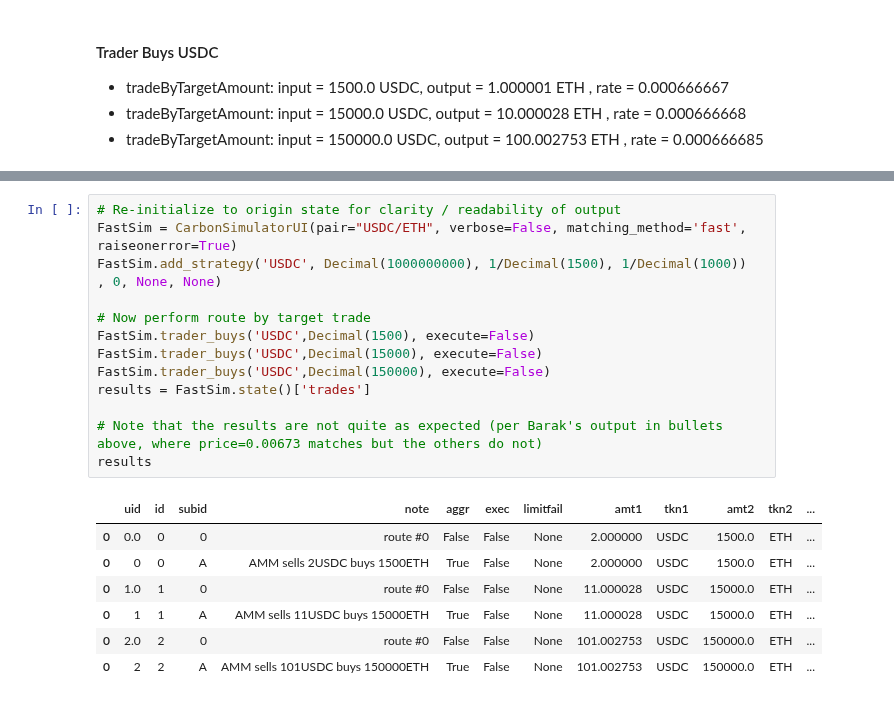
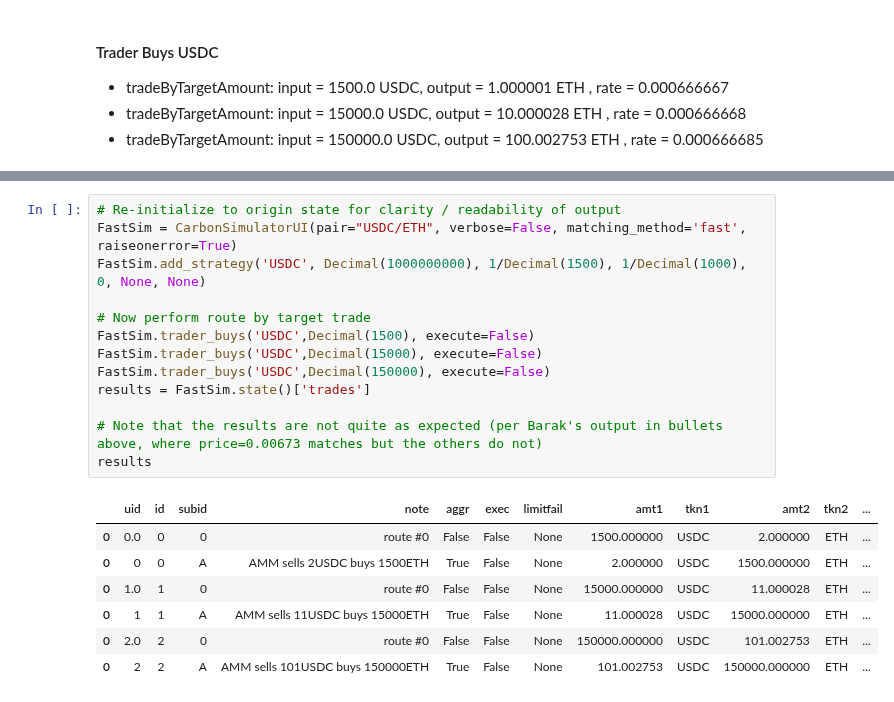
Before and after one commit to bancorprotocol/carbon-simulator, a Jupyter notebook: CarbonSim-Demo-5-3.ipynb, the cells around one changed output, grey strips where cells are left out. Drawn from its saved outputs; the diff is of its cells as text.

Commit message:
Fixed fast_router display amt1<->amt2

```diff
--- a/CarbonSim-Demo-5-3.ipynb
+++ b/CarbonSim-Demo-5-3.ipynb
@@ -84,22 +127,21 @@ results
 # %%
 # Re-initialize to origin state for clarity / readability of output
 FastSim = CarbonSimulatorUI(pair="USDC/ETH", verbose=False, matching_method='fast', raiseonerror=True)
-FastSim.add_strategy('USDC', Decimal(1000000000), 1/Decimal(1500), 1/Decimal(1000))
-, 0, None, None)
+FastSim.add_strategy('USDC', Decimal(1000000000), 1/Decimal(1500), 1/Decimal(1000), 0, None, None)
 
 # Now perform route by target trade
 FastSim.trader_buys('USDC',Decimal(1500), execute=False)
 FastSim.trader_buys('USDC',Decimal(15000), execute=False)
 FastSim.trader_buys('USDC',Decimal(150000), execute=False)
 results = FastSim.state()['trades']
 
 # Note that the results are not quite as expected (per Barak's output in bullets above, where price=0.00673 matches but the others do not)
 results
 # %% [output]
 |  | uid | id | subid | note | aggr | exec | limitfail | amt1 | tkn1 | amt2 | tkn2 | ... |
-| 0 | 0.0 | 0 | 0 | route #0 | False | False | None | 2.000000 | USDC | 1500.0 | ETH | ... |
-| 0 | 0 | 0 | A | AMM sells 2USDC buys 1500ETH | True | False | None | 2.000000 | USDC | 1500.0 | ETH | ... |
-| 0 | 1.0 | 1 | 0 | route #0 | False | False | None | 11.000028 | USDC | 15000.0 | ETH | ... |
-| 0 | 1 | 1 | A | AMM sells 11USDC buys 15000ETH | True | False | None | 11.000028 | USDC | 15000.0 | ETH | ... |
-| 0 | 2.0 | 2 | 0 | route #0 | False | False | None | 101.002753 | USDC | 150000.0 | ETH | ... |
-| 0 | 2 | 2 | A | AMM sells 101USDC buys 150000ETH | True | False | None | 101.002753 | USDC | 150000.0 | ETH | ... |
+| 0 | 0.0 | 0 | 0 | route #0 | False | False | None | 1500.000000 | USDC | 2.000000 | ETH | ... |
+| 0 | 0 | 0 | A | AMM sells 2USDC buys 1500ETH | True | False | None | 2.000000 | USDC | 1500.000000 | ETH | ... |
+| 0 | 1.0 | 1 | 0 | route #0 | False | False | None | 15000.000000 | USDC | 11.000028 | ETH | ... |
+| 0 | 1 | 1 | A | AMM sells 11USDC buys 15000ETH | True | False | None | 11.000028 | USDC | 15000.000000 | ETH | ... |
+| 0 | 2.0 | 2 | 0 | route #0 | False | False | None | 150000.000000 | USDC | 101.002753 | ETH | ... |
+| 0 | 2 | 2 | A | AMM sells 101USDC buys 150000ETH | True | False | None | 101.002753 | USDC | 150000.000000 | ETH | ... |
```
Also changed, not shown: parts of 11 cells of this notebook, 2 other files.
